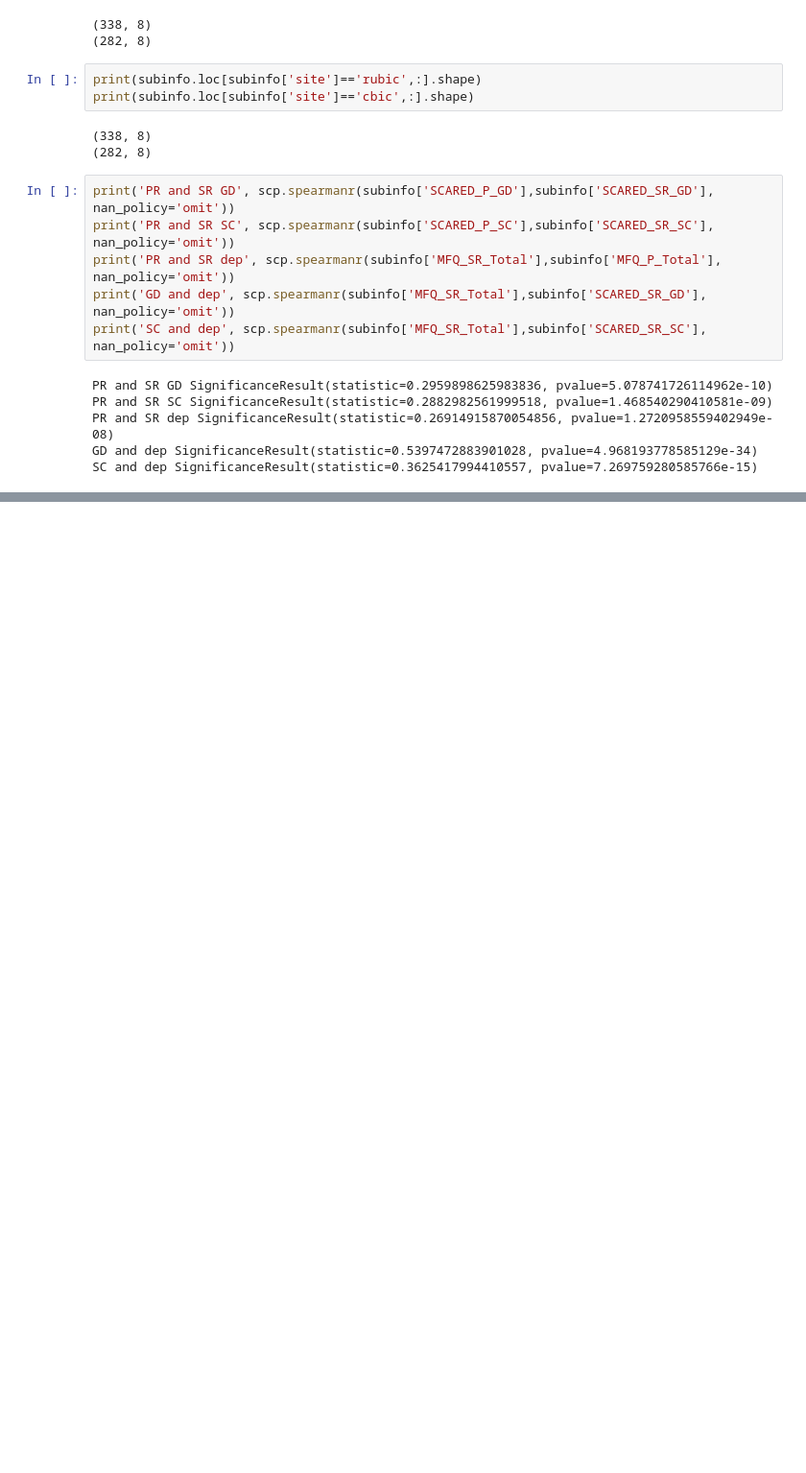
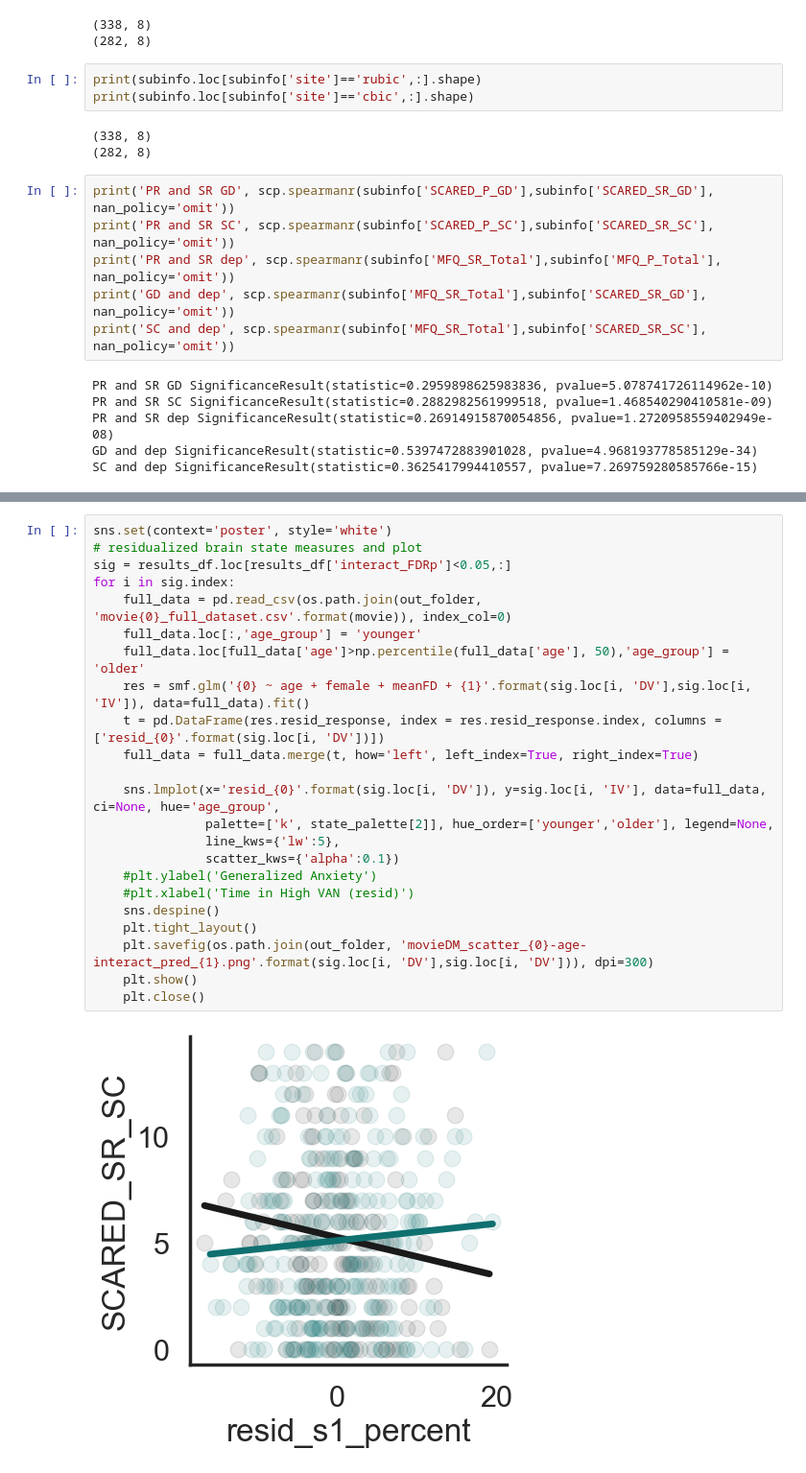
Before and after one commit to catcamacho/hbn_brain_states_gen_anx, a Jupyter notebook: 3_IndividualDifferences.ipynb, the cells around one changed output, grey strips where cells are left out. Shown at 96% size. Drawn from its saved outputs; the diff is of its cells as text; blank space fills up the shorter version.

Commit message:
follow up analyses per reviewer recommendations
added age interaction analysis, analyses using different network schemes, and computation of Cronbach's alpha

```diff
--- a/3_IndividualDifferences.ipynb
+++ b/3_IndividualDifferences.ipynb
@@ -1122,0 +1179,25 @@ SC and dep SignificanceResult(statistic=0.3625417994410557, pvalue=7.26975928058
+# %%
+sns.set(context='poster', style='white')
+# residualized brain state measures and plot
+sig = results_df.loc[results_df['interact_FDRp']<0.05,:]
+for i in sig.index:
+    full_data = pd.read_csv(os.path.join(out_folder, 'movie{0}_full_dataset.csv'.format(movie)), index_col=0)
+    full_data.loc[:,'age_group'] = 'younger'
+    full_data.loc[full_data['age']>np.percentile(full_data['age'], 50),'age_group'] = 'older'
+    res = smf.glm('{0} ~ age + female + meanFD + {1}'.format(sig.loc[i, 'DV'],sig.loc[i, 'IV']), data=full_data).fit()
+    t = pd.DataFrame(res.resid_response, index = res.resid_response.index, columns = ['resid_{0}'.format(sig.loc[i, 'DV'])])
+    full_data = full_data.merge(t, how='left', left_index=True, right_index=True)
+
+    sns.lmplot(x='resid_{0}'.format(sig.loc[i, 'DV']), y=sig.loc[i, 'IV'], data=full_data, ci=None, hue='age_group',
+               palette=['k', state_palette[2]], hue_order=['younger','older'], legend=None,
+               line_kws={'lw':5},
+               scatter_kws={'alpha':0.1})
+    #plt.ylabel('Generalized Anxiety')
+    #plt.xlabel('Time in High VAN (resid)')
+    sns.despine()
+    plt.tight_layout()
+    plt.savefig(os.path.join(out_folder, 'movieDM_scatter_{0}-age-interact_pred_{1}.png'.format(sig.loc[i, 'DV'],sig.loc[i, 'DV'])), dpi=300)
+    plt.show()
+    plt.close()
+# %% [output]
+[figure, added]
```
Also changed, not shown: parts of 17 cells of this notebook, 4 other files.
